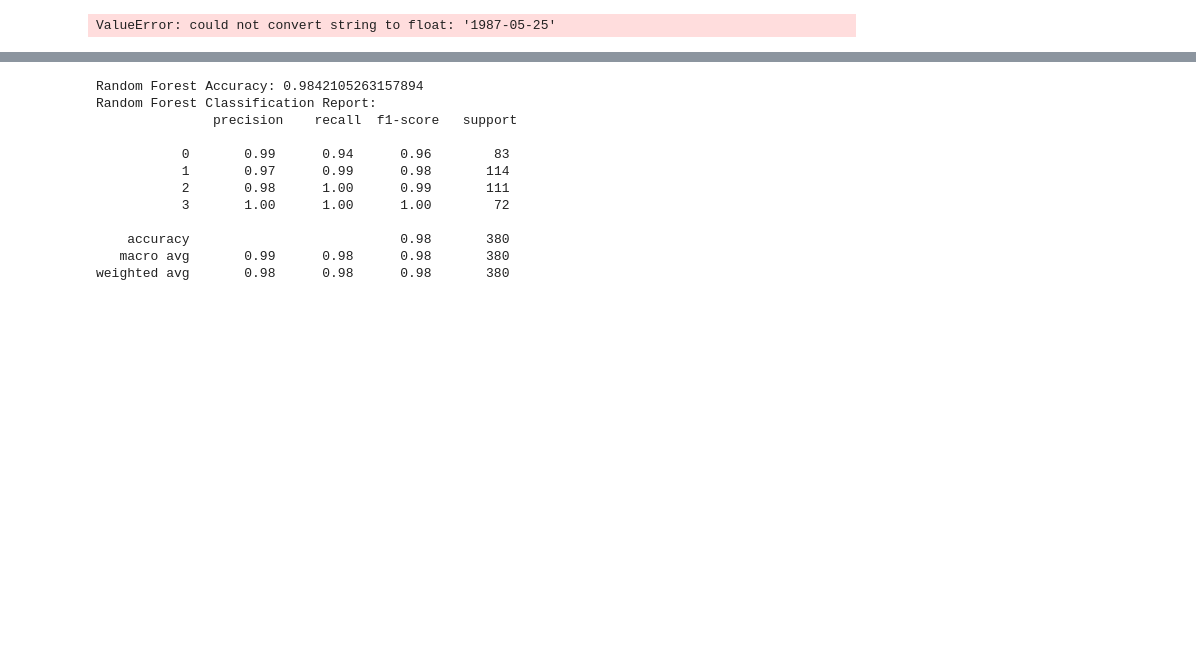
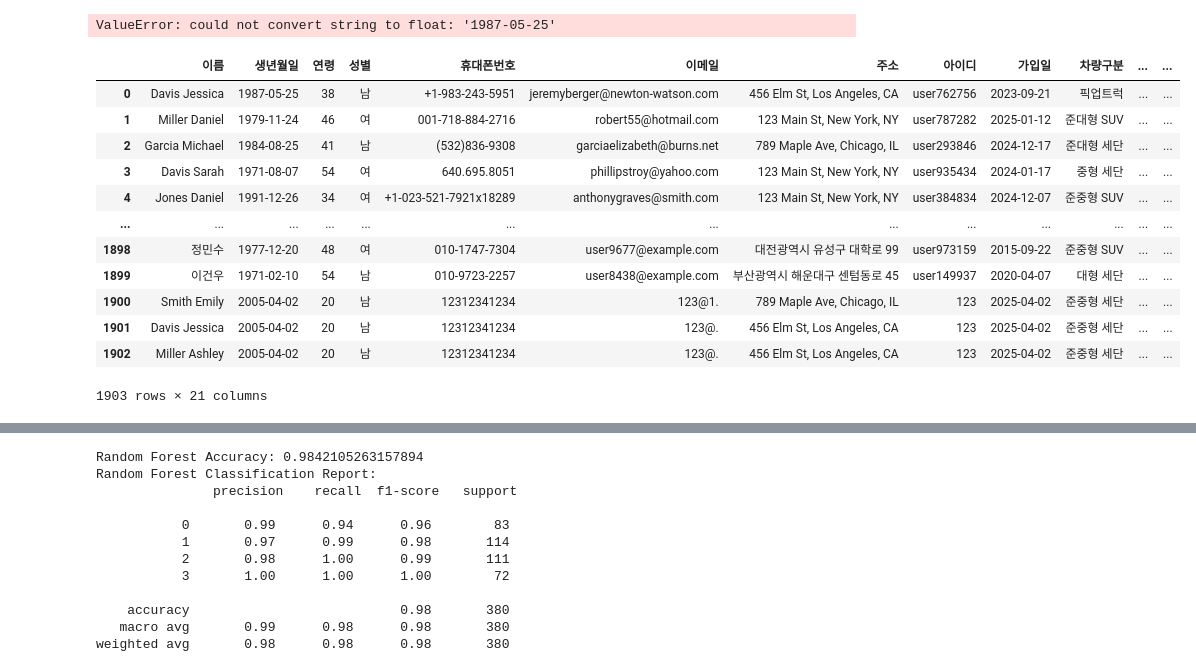
Before and after one commit to Coding-Supremacy/back_office-main, a Jupyter notebook: eungmin/model.ipynb, the cells around one changed output, grey strips where cells are left out. Drawn from its saved outputs; the diff is of its cells as text; code cells hidden in the pictures; blank space fills up the shorter version.

```diff
--- a/eungmin/model.ipynb
+++ b/eungmin/model.ipynb
@@ -807,4 +813,20 @@ from sklearn.ensemble import RandomForestClassifier, GradientBoostingClassifier
 from sklearn.svm import SVC
 from sklearn.metrics import accuracy_score, classification_report
 # %%
-data = pd.read_csv("../data/기아_고객_데이터_완성.csv", encoding="utf-8")
+data = pd.read_csv("../data/기아_고객데이터_신규입력용.csv", encoding="utf-8")
+# %%
+data
+# %% [output]
+|  | 이름 | 생년월일 | 연령 | 성별 | 휴대폰번호 | 이메일 | 주소 | 아이디 | 가입일 | 차량구분 | ... | ... |
+| 0 | Davis Jessica | 1987-05-25 | 38 | 남 | +1-983-243-5951 | jeremyberger@newton-watson.com | 456 Elm St, Los Angeles, CA | user762756 | 2023-09-21 | 픽업트럭 | ... | ... |
+| 1 | Miller Daniel | 1979-11-24 | 46 | 여 | 001-718-884-2716 | robert55@hotmail.com | 123 Main St, New York, NY | user787282 | 2025-01-12 | 준대형 SUV | ... | ... |
+| 2 | Garcia Michael | 1984-08-25 | 41 | 남 | (532)836-9308 | garciaelizabeth@burns.net | 789 Maple Ave, Chicago, IL | user293846 | 2024-12-17 | 준대형 세단 | ... | ... |
+| 3 | Davis Sarah | 1971-08-07 | 54 | 여 | 640.695.8051 | phillipstroy@yahoo.com | 123 Main St, New York, NY | user935434 | 2024-01-17 | 중형 세단 | ... | ... |
+| 4 | Jones Daniel | 1991-12-26 | 34 | 여 | +1-023-521-7921x18289 | anthonygraves@smith.com | 123 Main St, New York, NY | user384834 | 2024-12-07 | 준중형 SUV | ... | ... |
+| ... | ... | ... | ... | ... | ... | ... | ... | ... | ... | ... | ... | ... |
+| 1898 | 정민수 | 1977-12-20 | 48 | 여 | 010-1747-7304 | user9677@example.com | 대전광역시 유성구 대학로 99 | user973159 | 2015-09-22 | 준중형 SUV | ... | ... |
+| 1899 | 이건우 | 1971-02-10 | 54 | 남 | 010-9723-2257 | user8438@example.com | 부산광역시 해운대구 센텀동로 45 | user149937 | 2020-04-07 | 대형 세단 | ... | ... |
+| 1900 | Smith Emily | 2005-04-02 | 20 | 남 | 12312341234 | 123@1. | 789 Maple Ave, Chicago, IL | 123 | 2025-04-02 | 준중형 세단 | ... | ... |
+| 1901 | Davis Jessica | 2005-04-02 | 20 | 남 | 12312341234 | 123@. | 456 Elm St, Los Angeles, CA | 123 | 2025-04-02 | 준중형 세단 | ... | ... |
+| 1902 | Miller Ashley | 2005-04-02 | 20 | 남 | 12312341234 | 123@. | 456 Elm St, Los Angeles, CA | 123 | 2025-04-02 | 준중형 세단 | ... | ... |
+1903 rows × 21 columns
```
Also changed, not shown: parts of 7 cells of this notebook, 2 other files.
